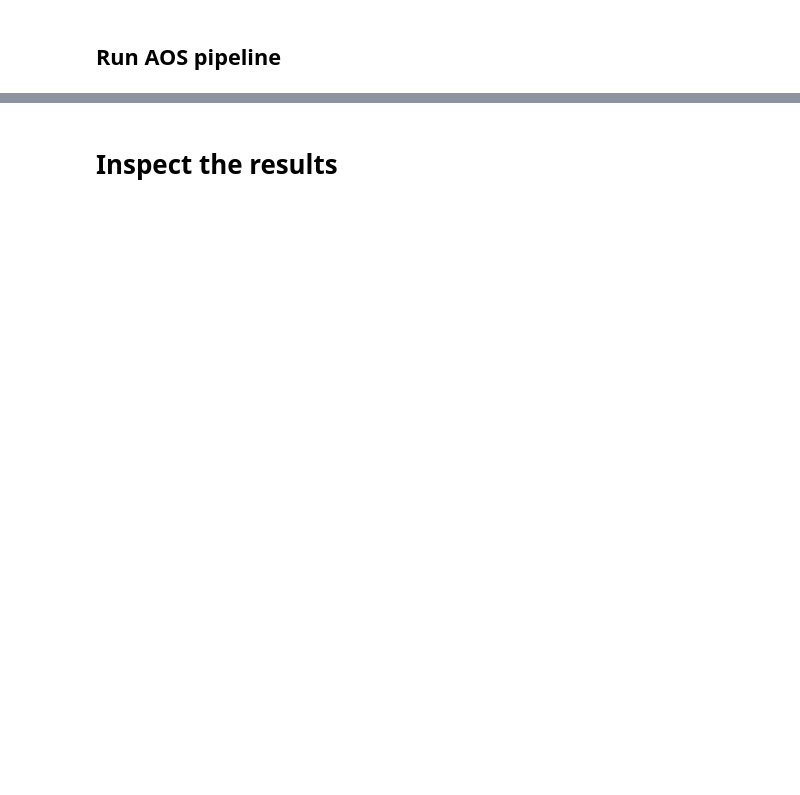
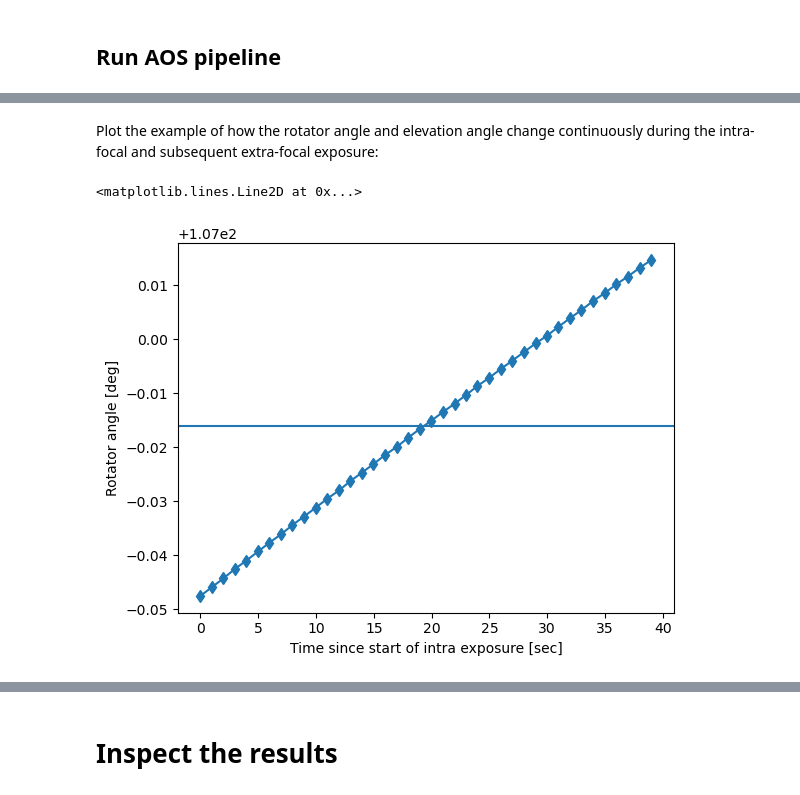
Before and after one commit to lsst-sitcom/sitcomtn-072, a Jupyter notebook: index.ipynb, the cells around one changed output, grey strips where cells are left out. Cells and saved outputs as stored; diff of their text form; code cells hidden in the pictures; blank space fills up the shorter version.

```diff
--- a/index.ipynb
+++ b/index.ipynb
@@ -125,0 +162,2 @@ quanta = executor.run(True)
+# %%
+efd_client = EfdClient('usdf_efd')
@@ -125,0 +246,48 @@ quanta = executor.run(True)
+# %%
+azimuth_list = []
+elevation_list = []
+rot_pos_list = []
+camrot_list = []
+
+for i in range(len(intra_times)):
+
+   # 5 sec before the beginning of exposure
+   # all defocal exposures are 20 sec
+    t1 = Time(intra_times[i]) - TimeDelta(intra_exptimes[i]-5, format='sec')
+
+    # this is 2 sec before the end of the extra-focal exposure
+    t2 = Time(extra_times[i]) - TimeDelta(2., format='sec')
+
+
+    azel = await efd_client.select_time_series("lsst.sal.ATMCS.mount_AzEl_Encoders",
+                                               ["elevationCalculatedAngle99", "azimuthCalculatedAngle99"],
+                                               t1, t2)
+
+    rotator = await efd_client.select_time_series("lsst.sal.ATMCS.mount_Nasmyth_Encoders",
+                                                  ["nasmyth2CalculatedAngle99"], t1, t2)
+
+    camera = await efd_client.select_time_series("lsst.sal.MTRotator.rotation",
+                                                 ["actualPosition"], t1,t2 )
+
+    azimuth_list.append(np.mean(azel['azimuthCalculatedAngle99']))
+    elevation_list.append(np.mean(azel['elevationCalculatedAngle99']))
+    rot_pos_list.append(np.mean(rotator['nasmyth2CalculatedAngle99']))
+    camrot_list.append(np.mean(camera['actualPosition']))
+
+# store the results as astropy table
+d = Table(data=[intra_images, extra_images, rot_pos_list, elevation_list, azimuth_list, camrot_list],
+         names=['intra','extra', 'rot', 'el','az', 'camrot'])
+d['angle'] = d['rot'] - d['el']
+# %% [markdown]
+Plot the example of how the rotator angle and elevation angle change continuously during the intra-focal and subsequent extra-focal exposure:
+# %%
+# print in seconds
+dt = rotator['nasmyth2CalculatedAngle99'].index - rotator['nasmyth2CalculatedAngle99'].index[0]
+dt_sec = np.array(dt.values.astype(float)) / 1e9
+plt.plot(dt_sec, rotator['nasmyth2CalculatedAngle99'].values, marker='d')
+plt.xlabel('Time since start of intra exposure [sec]')
+plt.ylabel('Rotator angle [deg]')
+plt.axhline(rot_pos)
+# %% [output]
+<matplotlib.lines.Line2D at 0x...>
+[figure, added]
```
Also changed, not shown: parts of 50 cells of this notebook.
